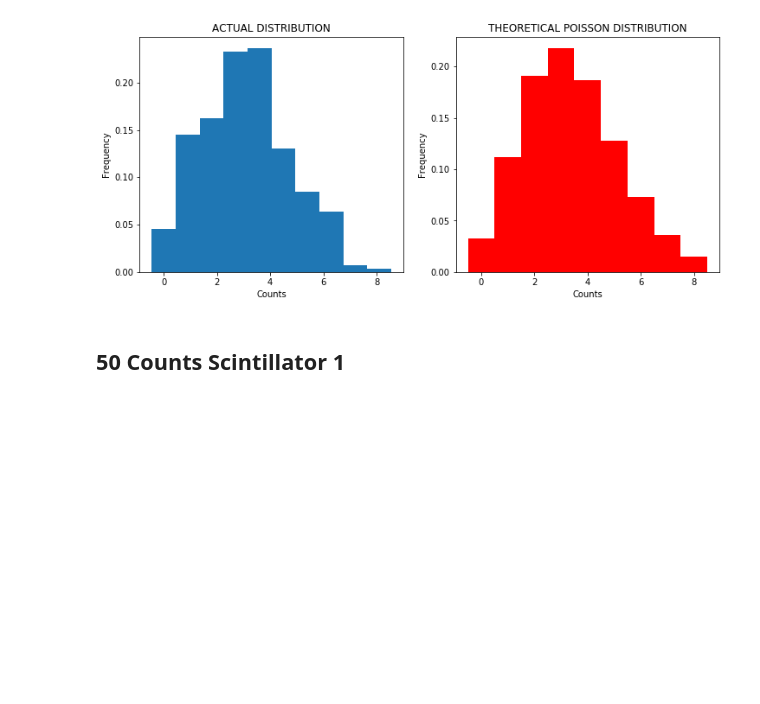
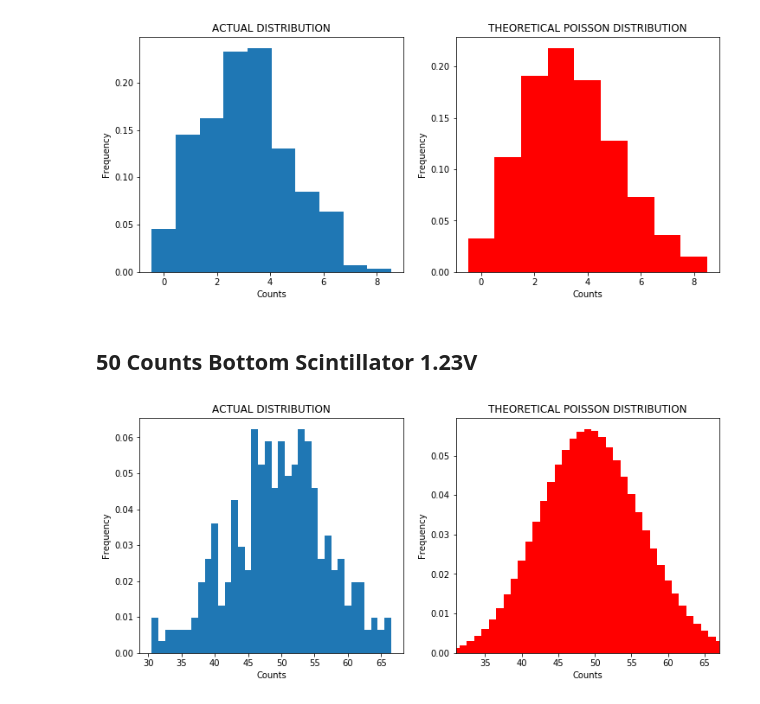
Before and after one commit to lukepolson/School, a Jupyter notebook: Phys 429A/Lab 2 Statistics of Counting/Statistics_Part_1.ipynb, the cells around one changed output. Cells and saved outputs as stored; diff of their text form; code cells hidden in the pictures; blank space fills up the shorter version.

```diff
--- a/Phys 429A/Lab 2 Statistics of Counting/Statistics_Part_1.ipynb
+++ b/Phys 429A/Lab 2 Statistics of Counting/Statistics_Part_1.ipynb
@@ -70,6 +78,29 @@ plt.show()
 # %% [output]
 [figure]
 # %% [markdown]
-## 50 Counts Scintillator 1
+## 50 Counts Bottom Scintillator 1.23V
 # %%
 df = pd.read_csv('test2.txt', skiprows=12, names=['counts'])
+# %%
+counts = df['counts'][0:305].astype(int)
+data = np.array(counts)
+
+events = np.arange(min(counts)-10,max(counts)+10,1)
+distrib = poisson(data, events)
+# %%
+fig, ax = plt.subplots(1,2, figsize=(12,5))
+
+counts.plot.hist(ax=ax[0], density=True, align='left', bins=max(counts)-min(counts))
+ax[1].bar(events, distrib, width=1, color='r')
+
+ax[0].set_xlabel('Counts')
+ax[1].set_xlabel('Counts')
+ax[1].set_ylabel('Frequency')
+
+ax[0].set_title('ACTUAL DISTRIBUTION')
+ax[1].set_title('THEORETICAL POISSON DISTRIBUTION')
+ax[1].set_xlim(min(counts), max(counts))
+
+plt.show()
+# %% [output]
+[figure, added]
```
Also changed, not shown: parts of 13 cells of this notebook, 11 other files.
